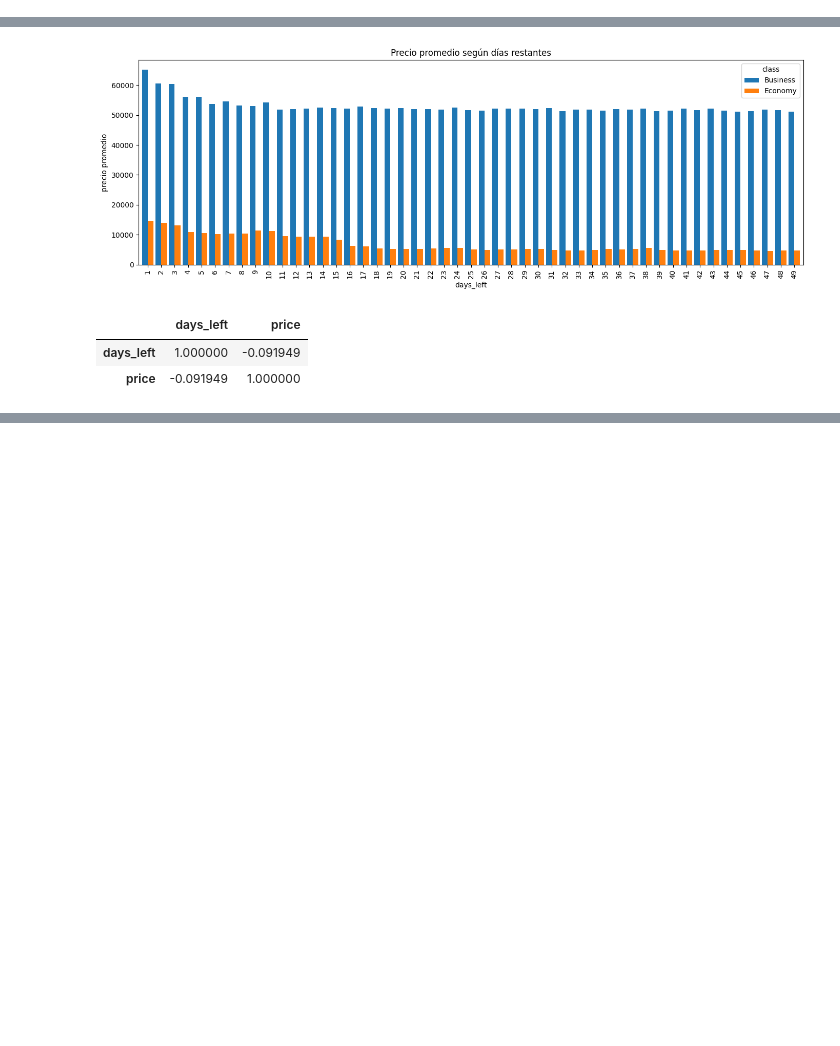
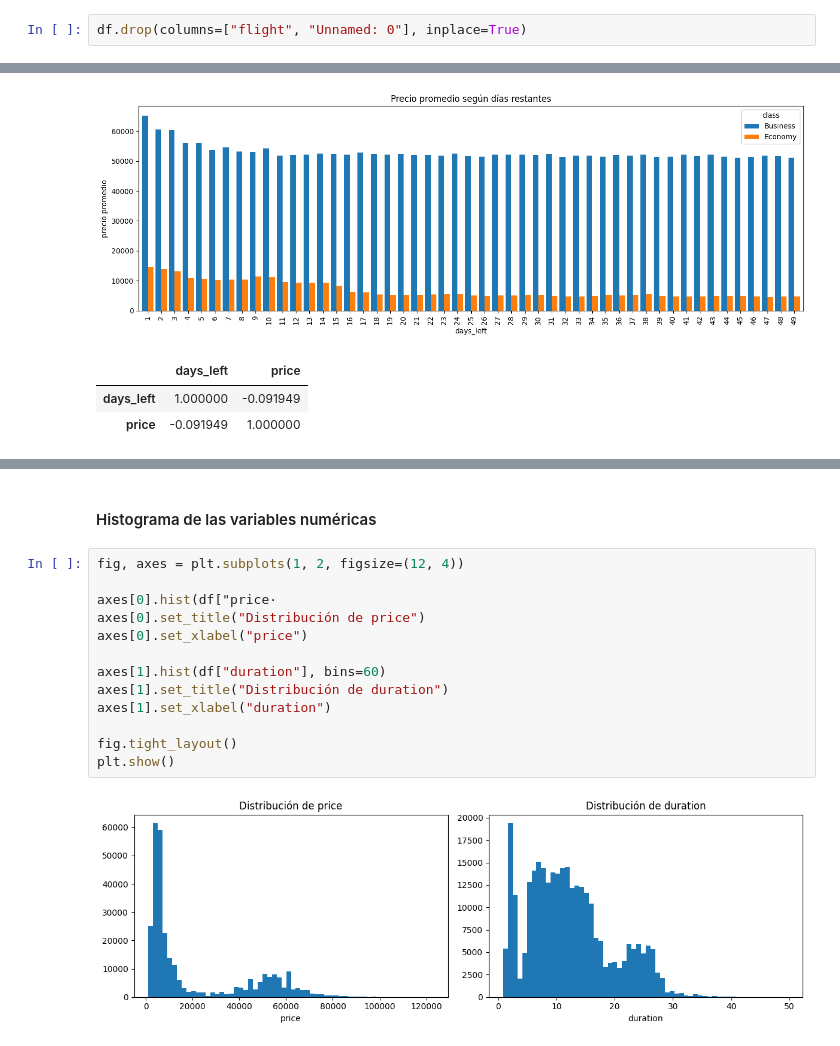
Before and after one commit to Jacogz/ML2026-2, a Jupyter notebook: Workshops/Workshop2/Regression.ipynb, the cells around one changed output, grey strips where cells are left out. Cells and saved outputs as stored; diff of their text form; blank space fills up the shorter version.

```diff
--- a/Workshops/Workshop2/Regression.ipynb
+++ b/Workshops/Workshop2/Regression.ipynb
@@ -125,5 +125,7 @@ df.isnull().sum()
 | days_left | 0 |
 | price | 0 |
 dtype: int64
+# %%
+df.drop(columns=["flight", "Unnamed: 0"], inplace=True)
 # %% [markdown]
 No hay valores faltantes ni columnas duplicadas, no es necesario interpolar o eliminar registros.
@@ -249,0 +270,17 @@ df[["days_left", "price"]].corr()
+# %% [markdown]
+#### Histograma de las variables numéricas
+# %%
+fig, axes = plt.subplots(1, 2, figsize=(12, 4))
+
+axes[0].hist(df["price·
+axes[0].set_title("Distribución de price")
+axes[0].set_xlabel("price")
+
+axes[1].hist(df["duration"], bins=60)
+axes[1].set_title("Distribución de duration")
+axes[1].set_xlabel("duration")
+
+fig.tight_layout()
+plt.show()
+# %% [output]
+[figure, added]
```
Also changed, not shown: parts of 40 cells of this notebook.
